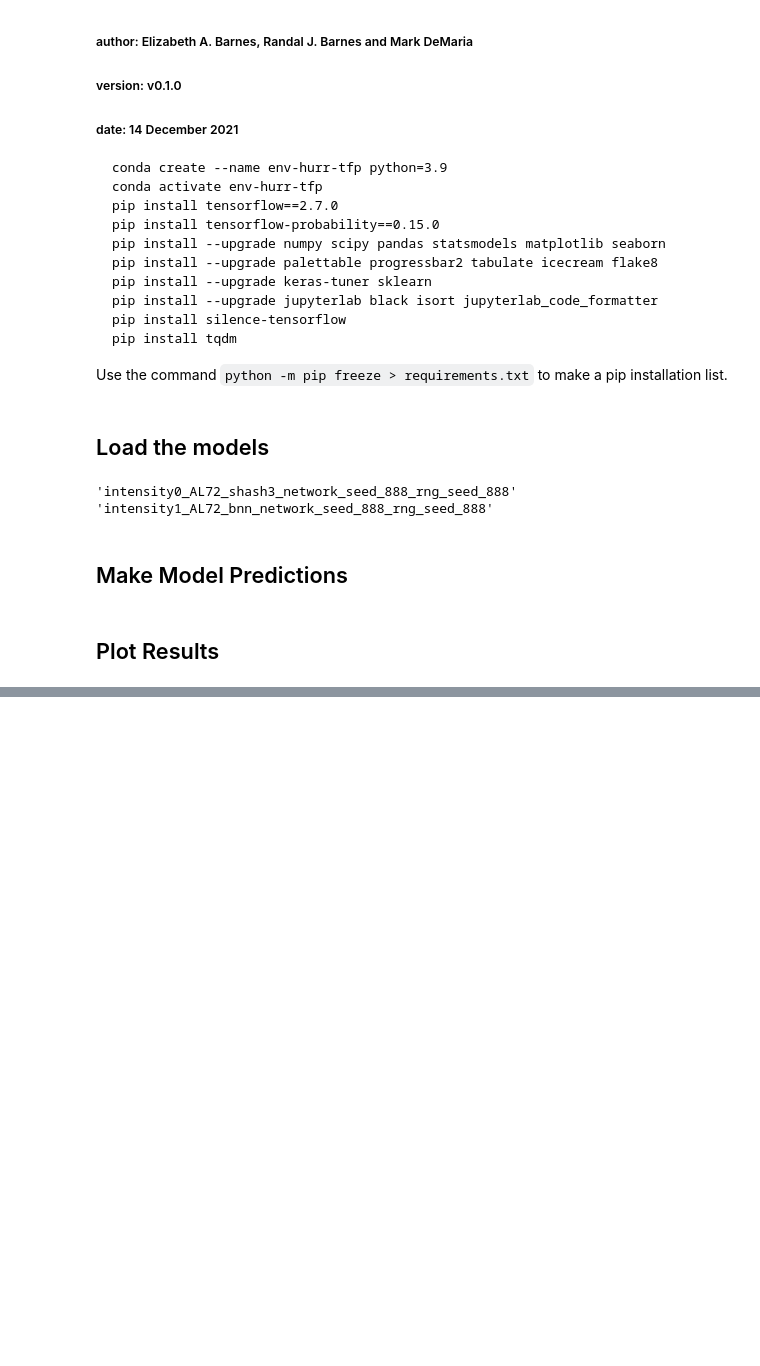
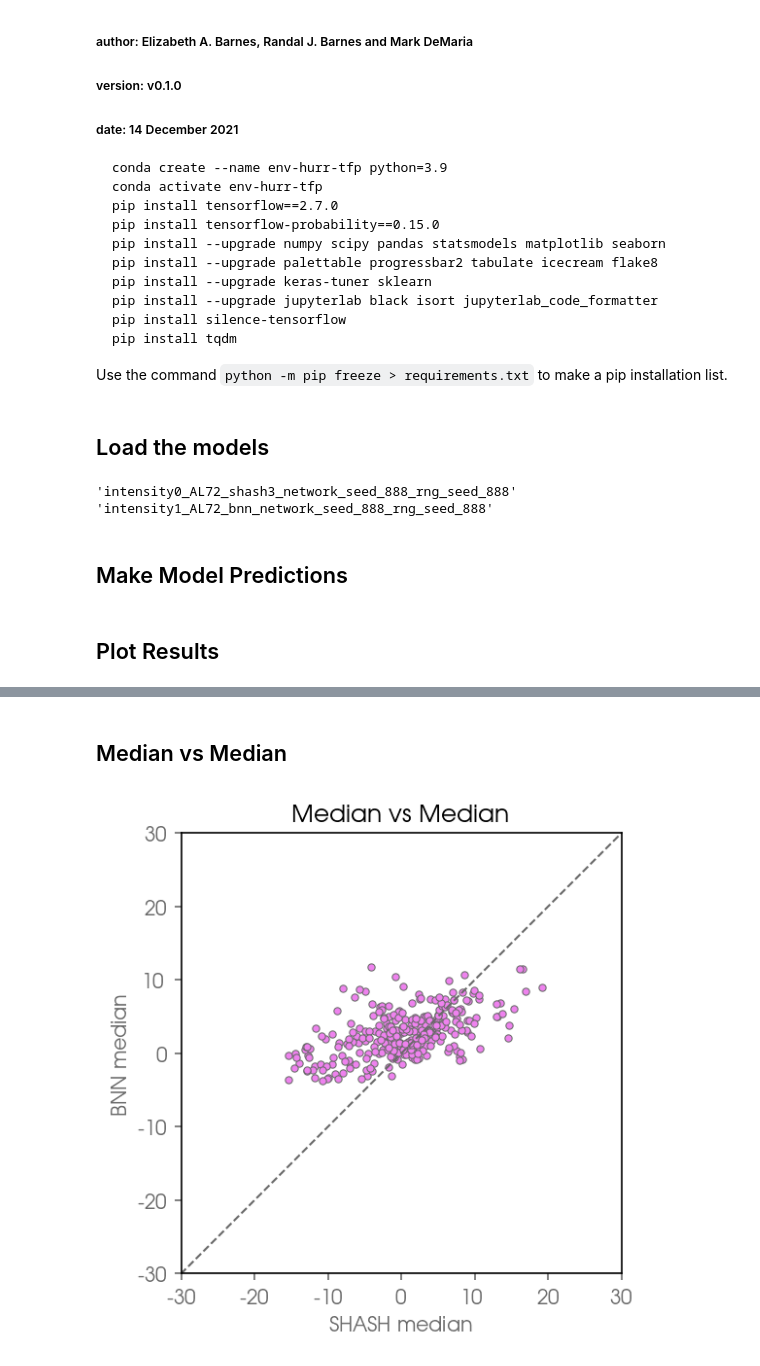
Before and after one commit to eabarnes1010/hurricane_uqcomparisons, a Jupyter notebook: analyze_models.ipynb, the cells around one changed output, grey strips where cells are left out. Drawn from its saved outputs; the diff is of its cells as text; code cells hidden in the pictures; blank space fills up the shorter version.

```diff
--- a/analyze_models.ipynb
+++ b/analyze_models.ipynb
@@ -205,0 +236,35 @@ plt.show()
+# %% [markdown]
+## Median vs Median
+# %%
+bnn_med = np.median(bnn_cpd,axis=1)
+
+plt.figure()
+clr = 'violet'
+plt.plot(shash_med,
+         bnn_med,
+         linestyle='None',
+         marker='.',
+         color='dimgray',
+         markerfacecolor=clr,
+         markersize=7,
+         markeredgewidth=.5,
+        )
+
+plt.xlabel('SHASH median')
+plt.ylabel('BNN median')
+
+plt.plot((-100,100),(-100,100),'--',color='dimgray', linewidth=1.)
+plt.axis('scaled')
+plt.xlim(-25,25)
+plt.ylim(-25,25)
+
+ax = plt.gca()
+xticks = ax.get_xticks()
+yticks = ax.get_yticks()
+plt.xticks(xticks.astype(int),xticks.astype(int))
+plt.yticks(yticks.astype(int),yticks.astype(int))
+
+plt.title('Median vs Median')
+plt.show()
+# %% [output]
+[figure, added]
```
Also changed, not shown: parts of 8 cells of this notebook, 1 other file.
